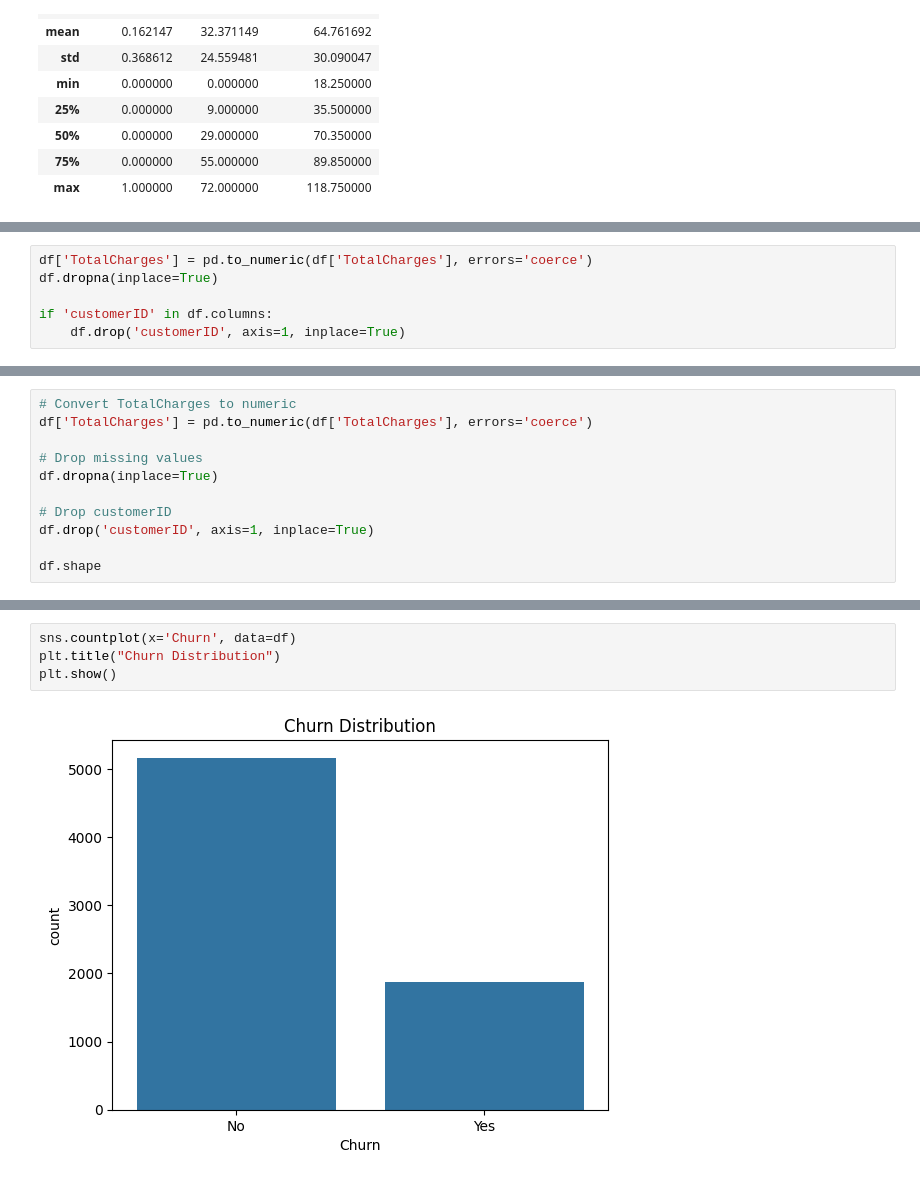
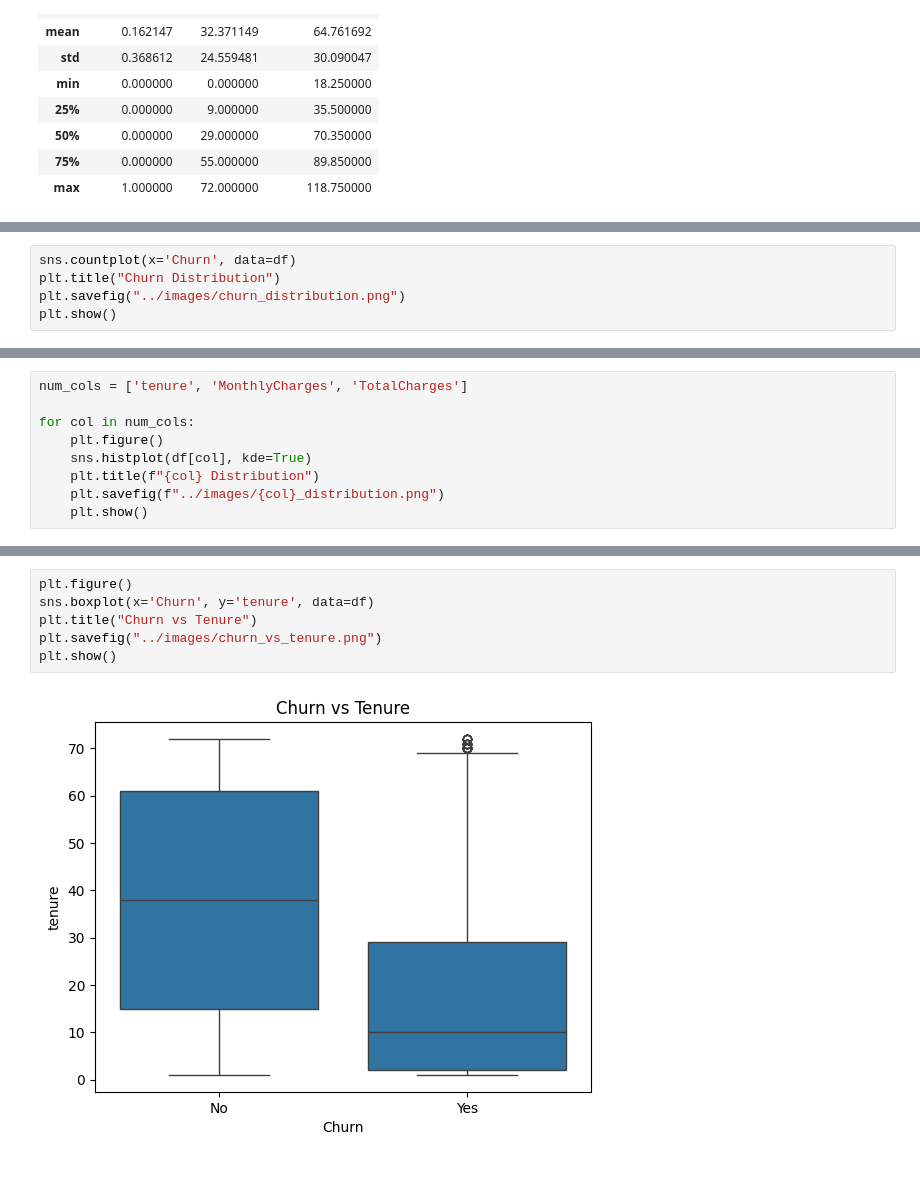
Before and after one commit to malavikap-596/Customer-Churn-Prediction-Model, a Jupyter notebook: notebooks/01_eda_and_model.ipynb, the cells around one changed output, grey strips where cells are left out. Cells and saved outputs as stored; diff of their text form.

Commit message:
Added updated EDA notebook with preprocessing and visualizations

```diff
--- a/notebooks/01_eda_and_model.ipynb
+++ b/notebooks/01_eda_and_model.ipynb
@@ -83,6 +68,5 @@ max         1.000000    72.000000      118.750000
 # %%
-df['TotalCharges'] = pd.to_numeric(df['TotalCharges'], errors='coerce')
-df.dropna(inplace=True)
-
-if 'customerID' in df.columns:
-    df.drop('customerID', axis=1, inplace=True)
+sns.countplot(x='Churn', data=df)
+plt.title("Churn Distribution")
+plt.savefig("../images/churn_distribution.png")
+plt.show()
@@ -89,12 +75,10 @@ if 'customerID' in df.columns:
 # %%
-# Convert TotalCharges to numeric
-df['TotalCharges'] = pd.to_numeric(df['TotalCharges'], errors='coerce')
+num_cols = ['tenure', 'MonthlyCharges', 'TotalCharges']
 
-# Drop missing values
-df.dropna(inplace=True)
-
-# Drop customerID
-df.drop('customerID', axis=1, inplace=True)
-
-df.shape
+for col in num_cols:
+    plt.figure()
+    sns.histplot(df[col], kde=True)
+    plt.title(f"{col} Distribution")
+    plt.savefig(f"../images/{col}_distribution.png")
+    plt.show()
 # %% [output]
@@ -102,6 +88,8 @@ df.shape
 # %%
-sns.countplot(x='Churn', data=df)
-plt.title("Churn Distribution")
+plt.figure()
+sns.boxplot(x='Churn', y='tenure', data=df)
+plt.title("Churn vs Tenure")
+plt.savefig("../images/churn_vs_tenure.png")
 plt.show()
 # %% [output]
-[figure, old version]
+[figure, new version]
```
Also changed, not shown: parts of 9 cells of this notebook.
